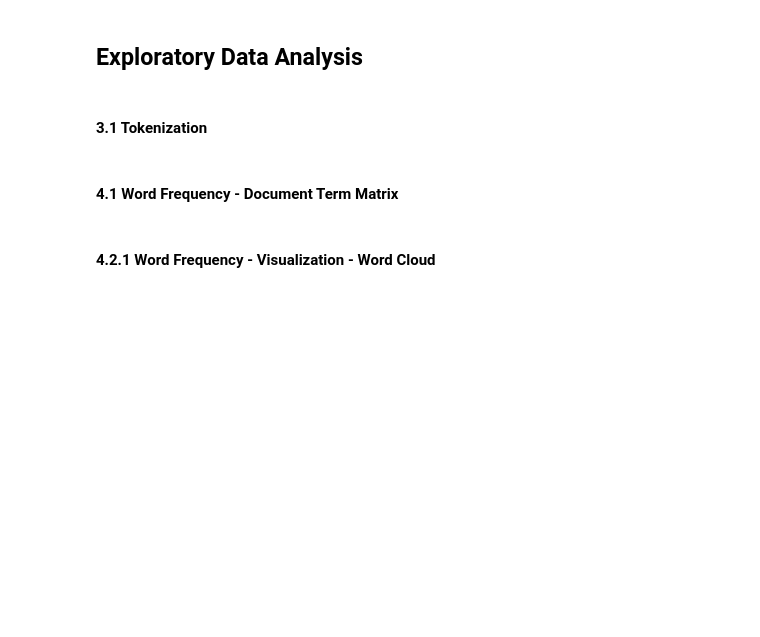
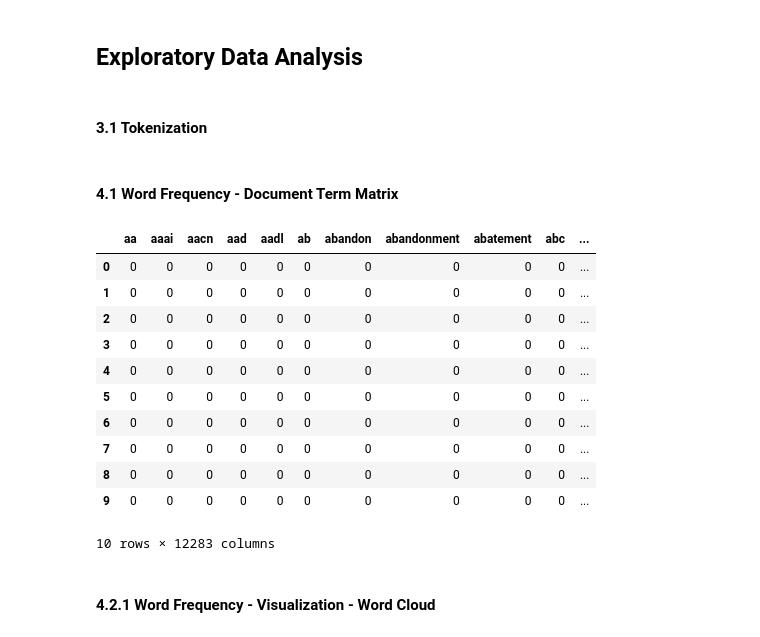
Before and after one commit to cathzzr2/IRisk-Lab-Cyber-Literature, a Jupyter notebook: Dataset_Exploratory_Data_Analysis.ipynb, the cells around one changed output. Drawn from its saved outputs; the diff is of its cells as text; code cells hidden in the pictures; blank space fills up the shorter version.

```diff
--- a/Dataset_Exploratory_Data_Analysis.ipynb
+++ b/Dataset_Exploratory_Data_Analysis.ipynb
@@ -60,27 +103,45 @@ def preprocess(text):
   for token in nltk.word_tokenize(formatted_text):
     tokens.append(token)
   tokens = [word for word in tokens if word not in stoplist and word not in string.punctuation]
-  formatted_text = ' '.join(element for element in tokens)
+  formatted_text1 = ' '.join(element for element in tokens)
+  formatted_text2 = ''.join([i for i in formatted_text1 if not i.isdigit()])
+  return formatted_text2
 
-  return formatted_text
 # remove stop words
 new['summary_without_stopw']=new['summary_without_punkt'].apply(lambda x: preprocess(x))
+
+# remove numbers
+
+new['summary_without_num']=new['summary_without_stopw'].apply(lambda x: x.replace(r'\d+',''))
 
 # Loading model
 nlp = spacy.load('en_core_web_sm',disable=['parser', 'ner'])
 
 # Lemmatization with stopwords removal
-new['lemmatized']=new['summary_without_stopw'].apply(lambda x: ' '.join([token.lemma_ for token in list(nlp(x)) if (token.is_stop==False)]))
+new['lemmatized']=new['summary_without_num'].apply(lambda x: ' '.join([token.lemma_ for token in list(nlp(x)) if (token.is_stop==False)]))
 # %% [markdown]
 #### 4.1 Word Frequency - Document Term Matrix
 # %%
 # Creating Document Term Matrix
 from sklearn.feature_extraction.text import CountVectorizer
 cv=CountVectorizer(analyzer='word')
 data=cv.fit_transform(new['lemmatized'])
 new_dtm = pd.DataFrame(data.toarray(), columns=cv.get_feature_names())
 new_dtm.index=new.index
-new_dtm.head(30) # customize rows
+new_dtm.head(10) # customize rows
+# %% [output]
+|  | aa | aaai | aacn | aad | aadl | ab | abandon | abandonment | abatement | abc | ... |
+| 0 | 0 | 0 | 0 | 0 | 0 | 0 | 0 | 0 | 0 | 0 | ... |
+| 1 | 0 | 0 | 0 | 0 | 0 | 0 | 0 | 0 | 0 | 0 | ... |
+| 2 | 0 | 0 | 0 | 0 | 0 | 0 | 0 | 0 | 0 | 0 | ... |
+| 3 | 0 | 0 | 0 | 0 | 0 | 0 | 0 | 0 | 0 | 0 | ... |
+| 4 | 0 | 0 | 0 | 0 | 0 | 0 | 0 | 0 | 0 | 0 | ... |
+| 5 | 0 | 0 | 0 | 0 | 0 | 0 | 0 | 0 | 0 | 0 | ... |
+| 6 | 0 | 0 | 0 | 0 | 0 | 0 | 0 | 0 | 0 | 0 | ... |
+| 7 | 0 | 0 | 0 | 0 | 0 | 0 | 0 | 0 | 0 | 0 | ... |
+| 8 | 0 | 0 | 0 | 0 | 0 | 0 | 0 | 0 | 0 | 0 | ... |
+| 9 | 0 | 0 | 0 | 0 | 0 | 0 | 0 | 0 | 0 | 0 | ... |
+10 rows × 12283 columns
 # %% [markdown]
 #### 4.2.1 Word Frequency - Visualization - Word Cloud
 # %%
```
Also changed, not shown: parts of 5 cells of this notebook.
